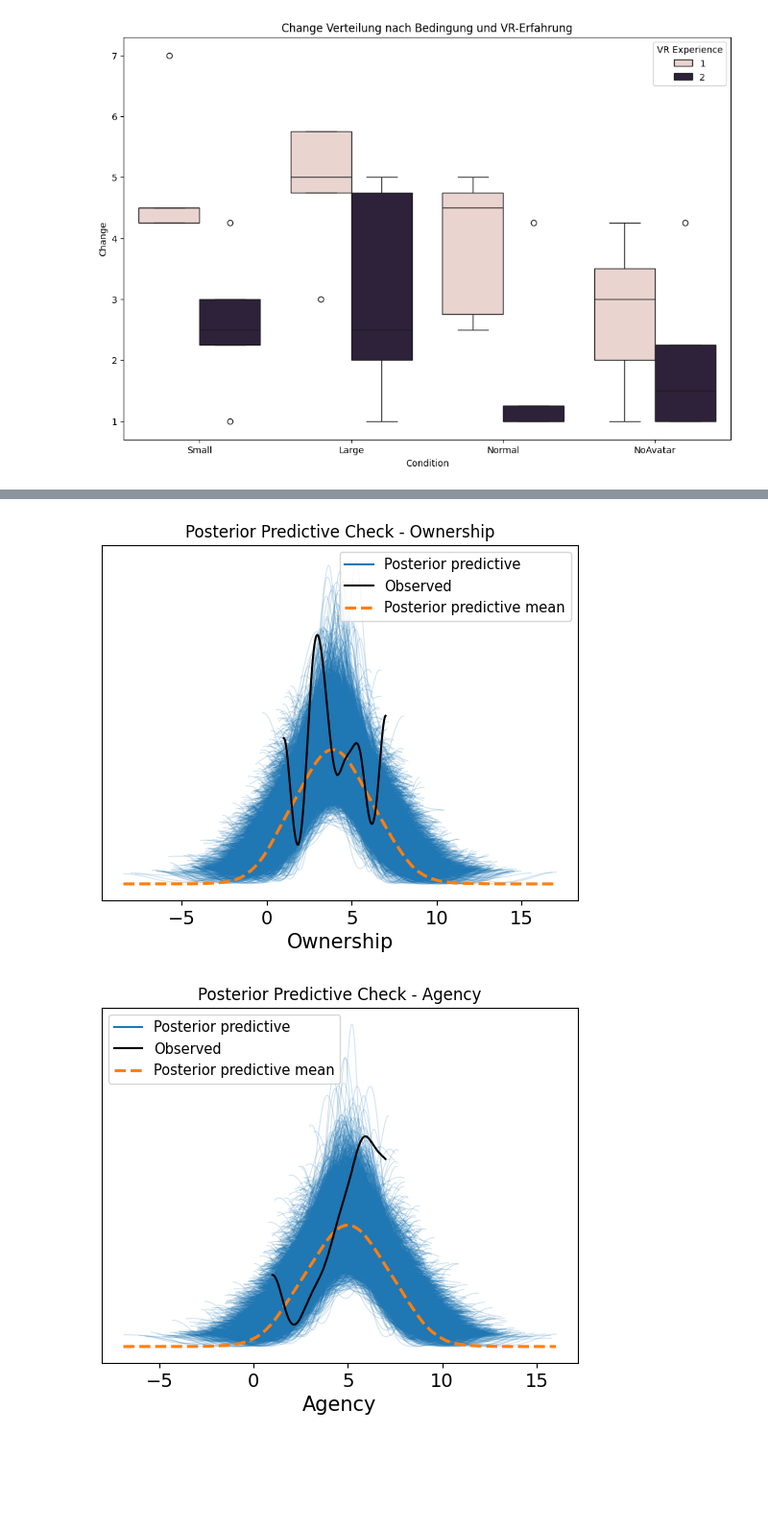
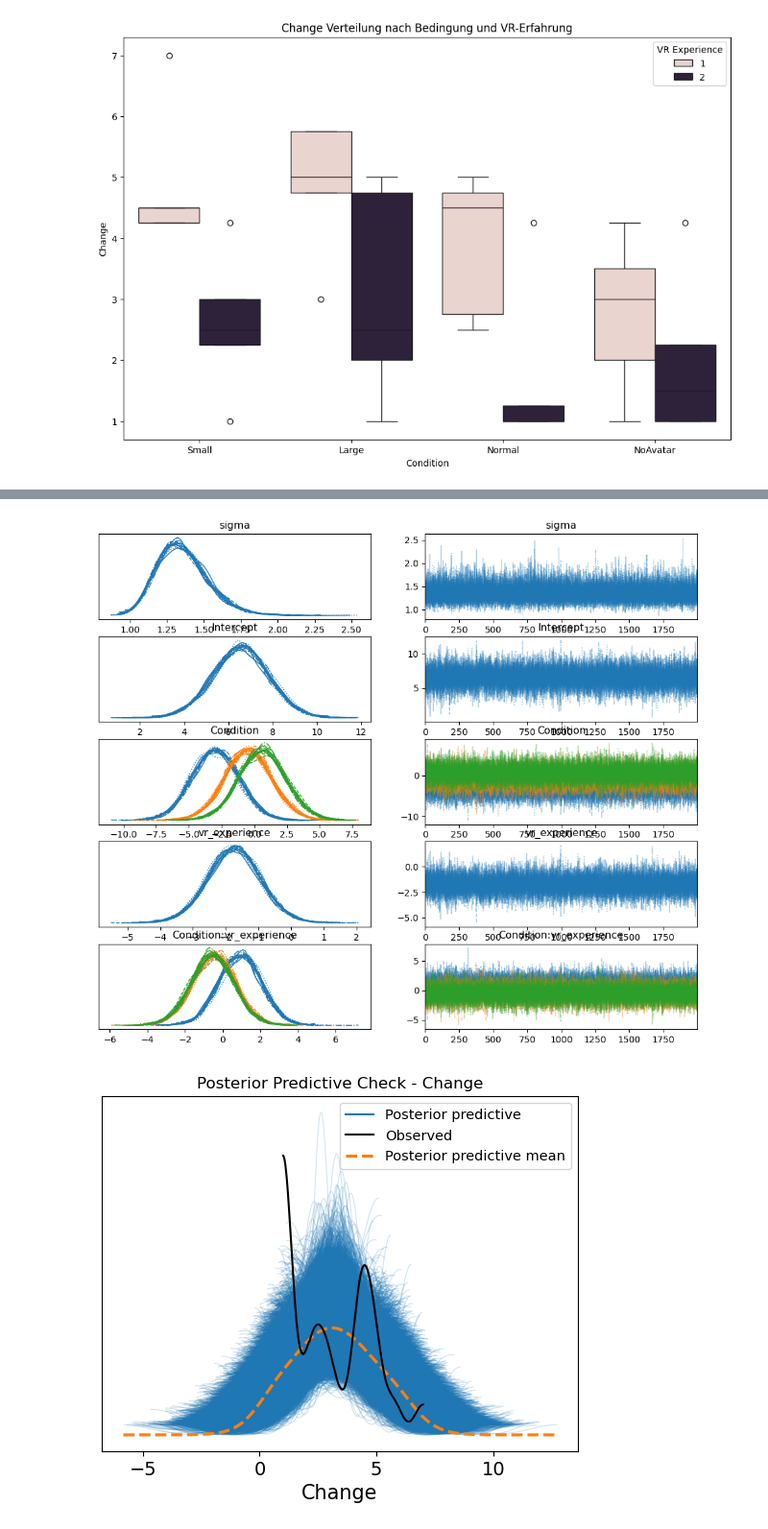
Before and after one commit to Gregor1597/Master_Thesis, a Jupyter notebook: Analysis/MainQuestionaire.ipynb, the cells around one changed output, grey strips where cells are left out. Shown at 96% size. Cells and saved outputs as stored; diff of their text form; code cells hidden in the pictures; blank space fills up the shorter version.

```diff
--- a/Analysis/MainQuestionaire.ipynb
+++ b/Analysis/MainQuestionaire.ipynb
@@ -588,23 +829,23 @@ plt.show()
 # %%
 # Bayesianisches Modell für jede Dimension separat erstellen
 ownership_model = bmb.Model(
-    "Ownership ~ vr_experience * Condition",
+    "Ownership ~  Condition * vr_experience",
     all_conditions_df,
     family="gaussian"
 )
-ownership_trace = ownership_model.fit(draws=2000, tune=1000)
+ownership_trace = ownership_model.fit(draws=2000, tune=1000, cores = 16)
 
 agency_model = bmb.Model(
-    "Agency ~ vr_experience * Condition",
+    "Agency ~ Condition * vr_experience ",
     all_conditions_df,
     family="gaussian"
 )
-agency_trace = agency_model.fit(draws=2000, tune=1000)
+agency_trace = agency_model.fit(draws=2000, tune=1000, cores = 16)
 
 change_model = bmb.Model(
-    "Change ~ vr_experience * Condition",
+    "Change ~ Condition * vr_experience",
     all_conditions_df,
     family="gaussian"
 )
-change_trace = change_model.fit(draws=2000, tune=1000)
+change_trace = change_model.fit(draws=2000, tune=1000, cores = 16)
 # %% [output]
@@ -631,0 +859,7 @@ We recommend running at least 4 chains for robust computation of convergence dia
+# %%
+change_model = bmb.Model(
+    "Change ~ Condition * vr_experience",
+    all_conditions_df,
+    family="gaussian"
+)
+change_trace = change_model.fit(draws=2000, tune=1000, cores = 16)
@@ -632,32 +874,33 @@ We recommend running at least 4 chains for robust computation of convergence dia
 # %%
 # Ergebnisse visualisieren
-az.plot_trace(ownership_trace)
+
+""" az.plot_trace(ownership_trace)
 az.summary(ownership_trace, round_to=2)
 plt.show()
 
 az.plot_trace(agency_trace)
 az.summary(agency_trace, round_to=2)
-plt.show()
-
+plt.show()"""
 az.plot_trace(change_trace)
 az.summary(change_trace, round_to=2)
 plt.show()
+# %% [output]
+[figure, added]
 # %%
 # Posterior Predictive Checks (PPC)
-ownership_ppc = ownership_model.predict(idata=ownership_trace, kind="pps", inplace=False)
+"""ownership_ppc = ownership_model.predict(idata=ownership_trace, kind="pps", inplace=False)
 az.plot_ppc(ownership_ppc)
 plt.title("Posterior Predictive Check - Ownership")
 plt.show()
 
 agency_ppc = agency_model.predict(idata=agency_trace, kind="pps", inplace=False)
 az.plot_ppc(agency_ppc)
 plt.title("Posterior Predictive Check - Agency")
 plt.show()
-
+"""
 change_ppc = change_model.predict(idata=change_trace, kind="pps", inplace=False)
 az.plot_ppc(change_ppc)
 plt.title("Posterior Predictive Check - Change")
 plt.show()
 # %% [output]
-[figure, old version]
+[figure, new version]
-[figure, removed]
```
Also changed, not shown: parts of 16 cells of this notebook, 1 other file.
